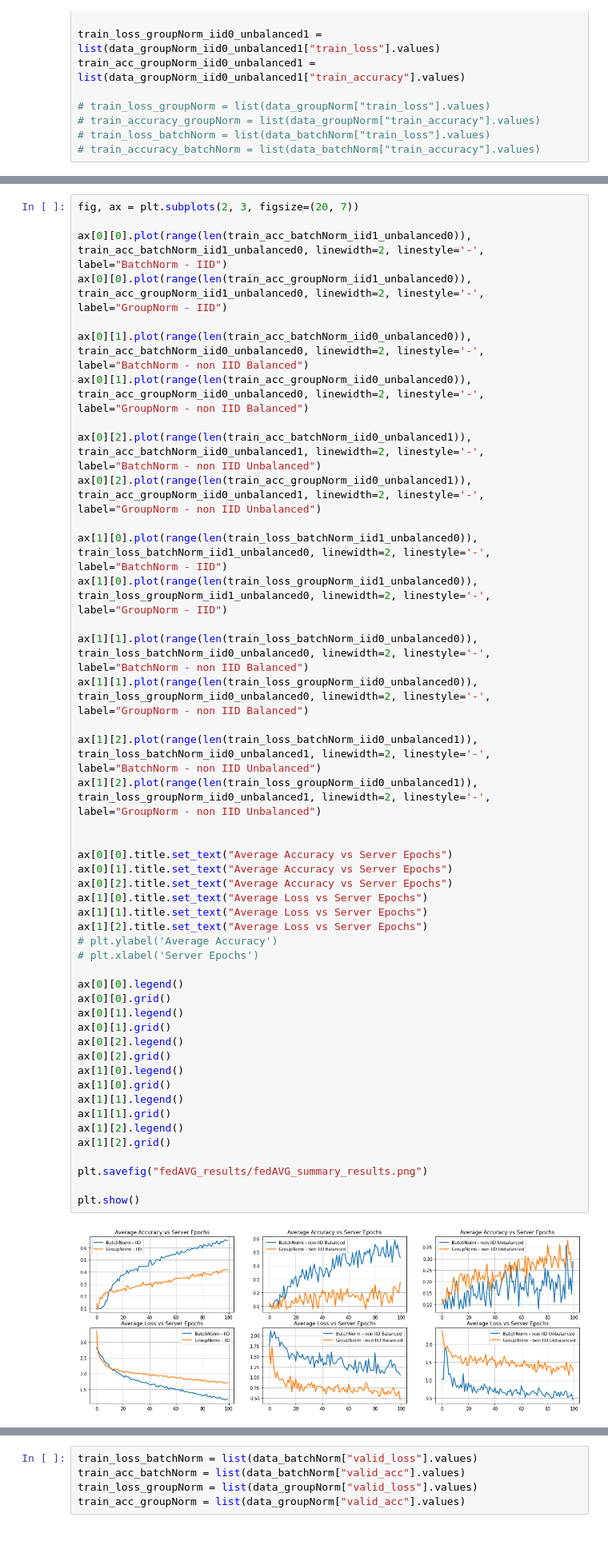
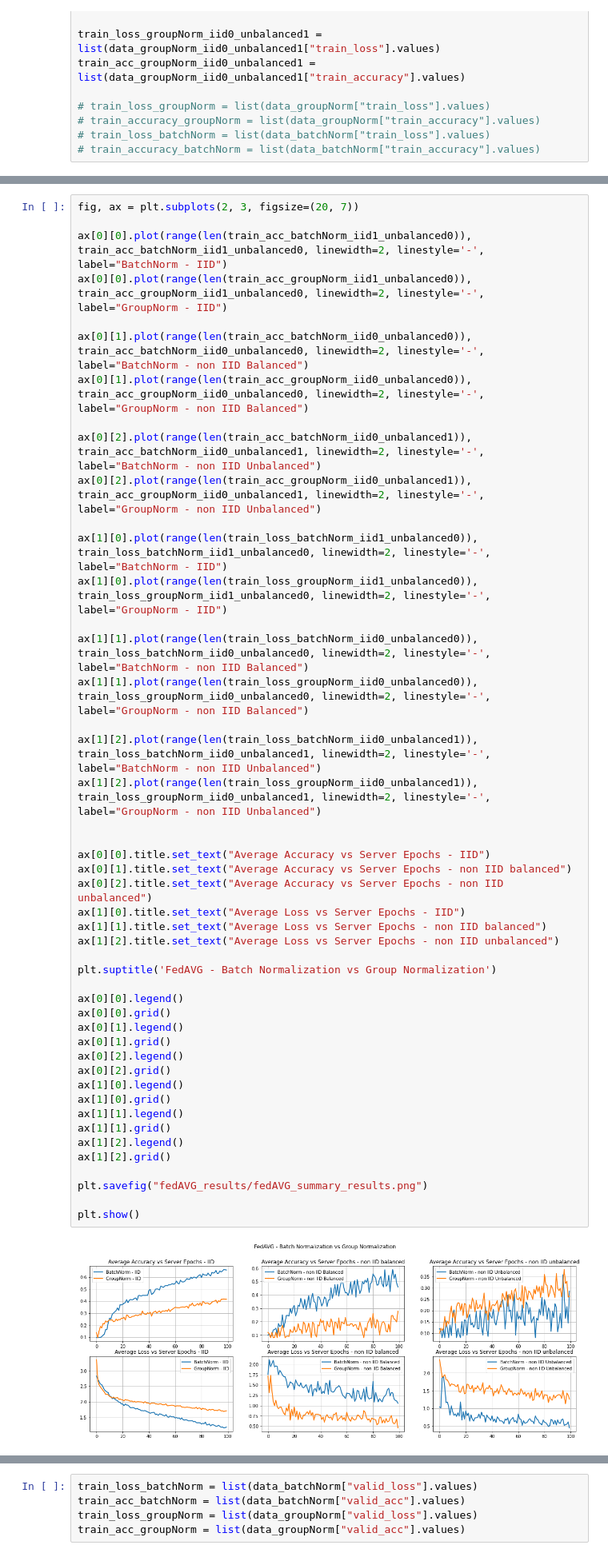
Before and after one commit to dadodimauro/MLDL-Federated-Learning, a Jupyter notebook: plot.ipynb, the cells around one changed output, grey strips where cells are left out. Shown at 80% size. Drawn from its saved outputs; the diff is of its cells as text.

Commit message:
plots added

```diff
--- a/plot.ipynb
+++ b/plot.ipynb
@@ -114,42 +114,42 @@ ax[0][2].plot(range(len(train_acc_batchNorm_iid0_unbalanced1)), train_acc_batchN
 ax[0][2].plot(range(len(train_acc_groupNorm_iid0_unbalanced1)), train_acc_groupNorm_iid0_unbalanced1, linewidth=2, linestyle='-', label="GroupNorm - non IID Unbalanced")
 
 ax[1][0].plot(range(len(train_loss_batchNorm_iid1_unbalanced0)), train_loss_batchNorm_iid1_unbalanced0, linewidth=2, linestyle='-', label="BatchNorm - IID")
 ax[1][0].plot(range(len(train_loss_groupNorm_iid1_unbalanced0)), train_loss_groupNorm_iid1_unbalanced0, linewidth=2, linestyle='-', label="GroupNorm - IID")
 
 ax[1][1].plot(range(len(train_loss_batchNorm_iid0_unbalanced0)), train_loss_batchNorm_iid0_unbalanced0, linewidth=2, linestyle='-', label="BatchNorm - non IID Balanced")
 ax[1][1].plot(range(len(train_loss_groupNorm_iid0_unbalanced0)), train_loss_groupNorm_iid0_unbalanced0, linewidth=2, linestyle='-', label="GroupNorm - non IID Balanced")
 
 ax[1][2].plot(range(len(train_loss_batchNorm_iid0_unbalanced1)), train_loss_batchNorm_iid0_unbalanced1, linewidth=2, linestyle='-', label="BatchNorm - non IID Unbalanced")
 ax[1][2].plot(range(len(train_loss_groupNorm_iid0_unbalanced1)), train_loss_groupNorm_iid0_unbalanced1, linewidth=2, linestyle='-', label="GroupNorm - non IID Unbalanced")
 
 
-ax[0][0].title.set_text("Average Accuracy vs Server Epochs")
-ax[0][1].title.set_text("Average Accuracy vs Server Epochs")
-ax[0][2].title.set_text("Average Accuracy vs Server Epochs")
-ax[1][0].title.set_text("Average Loss vs Server Epochs")
-ax[1][1].title.set_text("Average Loss vs Server Epochs")
-ax[1][2].title.set_text("Average Loss vs Server Epochs")
-# plt.ylabel('Average Accuracy')
-# plt.xlabel('Server Epochs')
+ax[0][0].title.set_text("Average Accuracy vs Server Epochs - IID")
+ax[0][1].title.set_text("Average Accuracy vs Server Epochs - non IID balanced")
+ax[0][2].title.set_text("Average Accuracy vs Server Epochs - non IID unbalanced")
+ax[1][0].title.set_text("Average Loss vs Server Epochs - IID")
+ax[1][1].title.set_text("Average Loss vs Server Epochs - non IID balanced")
+ax[1][2].title.set_text("Average Loss vs Server Epochs - non IID unbalanced")
+
+plt.suptitle('FedAVG - Batch Normalization vs Group Normalization')
 
 ax[0][0].legend()
 ax[0][0].grid()
 ax[0][1].legend()
 ax[0][1].grid()
 ax[0][2].legend()
 ax[0][2].grid()
 ax[1][0].legend()
 ax[1][0].grid()
 ax[1][1].legend()
 ax[1][1].grid()
 ax[1][2].legend()
 ax[1][2].grid()
 
 plt.savefig("fedAVG_results/fedAVG_summary_results.png")
 
 plt.show()
 # %% [output]
-[figure, old version]
+[figure, new version]
 # %%
 # FedGKT
 data_batchNorm_iid1_unbalanced0 = pd.read_csv("fegGKT_results/ResNet50_BatchNorm_10_lr_[0.001]_C[0.1]_iid[1]_Es[10]_Ec[1]_B[128]_sgd_unbalanced[0].csv")
```
Also changed, not shown: parts of 4 cells of this notebook, 7 other files.
